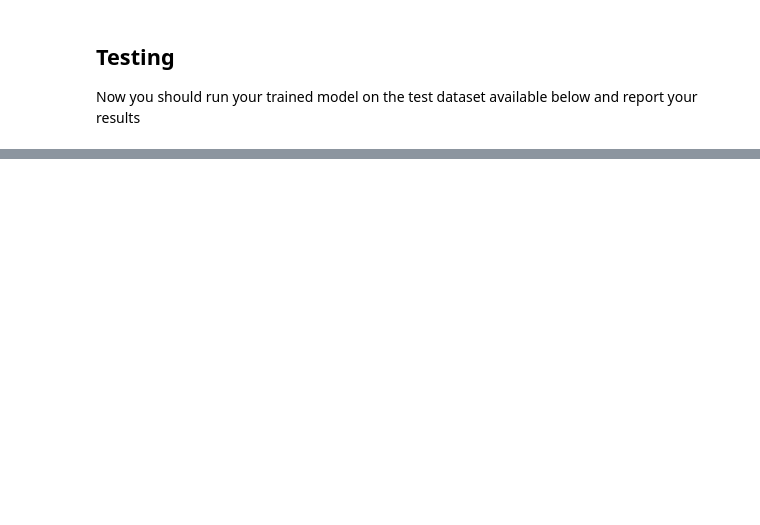
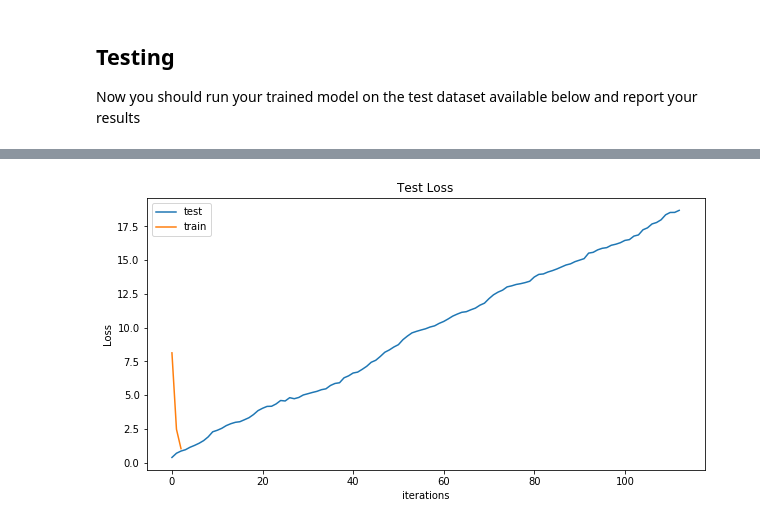
Before and after one commit to osama-ammar/CT-Image-Segmentation, a Jupyter notebook: machine-learning.ipynb, the cells around one changed output, grey strips where cells are left out. Saved outputs shown, nothing was run; the diff lists cells and outputs as text; code cells hidden in the pictures; blank space fills up the shorter version.

```diff
--- a/machine-learning.ipynb
+++ b/machine-learning.ipynb
@@ -351,13 +355,14 @@ import torch.optim as optim
 # specify loss function
 # BinaryCrossEntropy  expects probabilities so you should pass your output through a sigmoid.
 # BCEWithLogitsLoss() expects logits, so it could be any thing.
-criterion = torch.nn.BCEWithLogitsLoss()   #BCELoss()
+
+criterion = torch.nn.BCEWithLogitsLoss()          # CrossEntropyLoss() #.BCEWithLogitsLoss()   #BCELoss()
 
 # specify optimizer (SGD) because
-optimizer = optim.SGD(model.parameters(), lr=0.01)
+optimizer = optim.SGD(model.parameters(), lr=0.05)
 
 # number of epochs to train the model
-n_epochs = 5
+n_epochs = 3
 # %%
 
 val_losses = []
@@ -403,9 +408,9 @@ for epoch in range(1, n_epochs+1):
 
 
 # checking the sizes of tensors
-#        print ('input size' ,data.size())
-#        print ('target size' ,target.size())
-#        print ('output size' ,output.size())
+        print ('input size' ,data.size())
+        print ('target size' ,target.size())
+        print ('output size' ,output.size())
         #print (target)
 
 
@@ -452,6 +457,6 @@ for epoch in range(1, n_epochs+1):
         print('Validation loss decreased ({:.6f} --> {:.6f}).  Saving model ...'.format(
         valid_loss_min,
         valid_loss))
-        torch.save(model.state_dict(), 'MachineL_Learning.pt')
+        torch.save(model.state_dict(), 'Machine_Learning.pt')
         valid_loss_min = valid_loss
 # %% [output]
@@ -503,3 +523,6 @@ writer.close()
 ## Testing
 
 Now you should run your trained model on the test dataset available below and report your results
+# %%
+#first , getting the model with lowest validation error
+model.load_state_dict(torch.load('Machine_Learning.pt'))
@@ -531,21 +562,15 @@ test_losses=[]
 model.eval()
 # iterate over test data
 for data, target in axial_test_loader:
-    # move tensors to GPU if CUDA is available
-#    if train_on_gpu:
-#        data, target = data.cuda(), target.cuda()
+    print (data.size())
+    print (target.size())
     # forward pass: compute predicted outputs by passing inputs to the model
     output = model(data)
     # calculate the batch loss
     loss = criterion(output, target)
     # update test loss
     test_loss += loss
-
+    print (output.size())
     test_losses.append( test_loss.item())
-    # convert output probabilities to predicted class
-    _, pred = torch.max(output, 1)
-    # compare predictions to true label
-    correct_tensor = pred.eq(target.data.view_as(pred))
-    correct = np.squeeze(correct_tensor.numpy()) if not train_on_gpu else np.squeeze(correct_tensor.cpu().numpy())
 
 print (output.size())
@@ -552,10 +595,14 @@ print (output.size())
 # %%
 
 plt.figure(figsize=(10,5))
 plt.title("Test Loss")
 
 plt.plot(test_losses,label="test")
+plt.plot(train_losses,label="train")
+
 plt.xlabel("iterations")
 plt.ylabel("Loss")
 plt.legend()
 plt.show()
+# %% [output]
+[figure, added]
```
Also changed, not shown: parts of 34 cells of this notebook.
